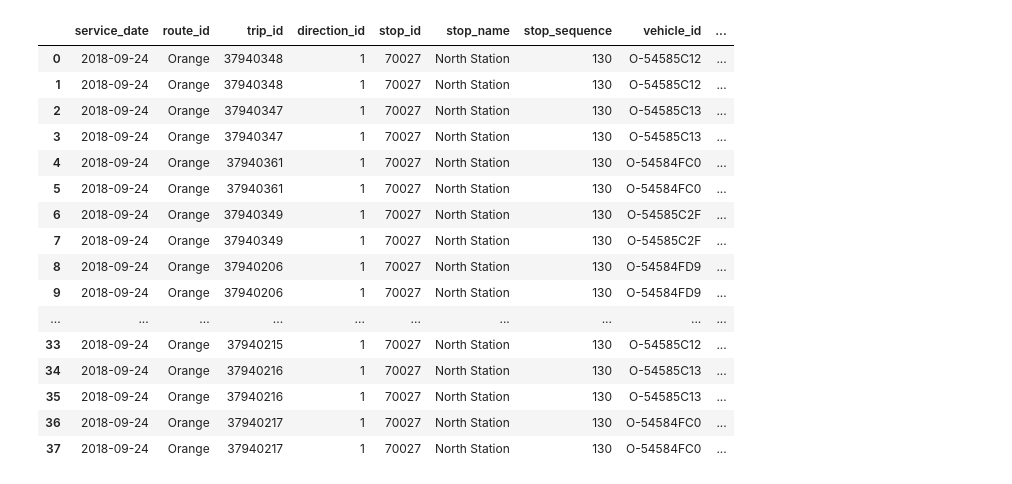
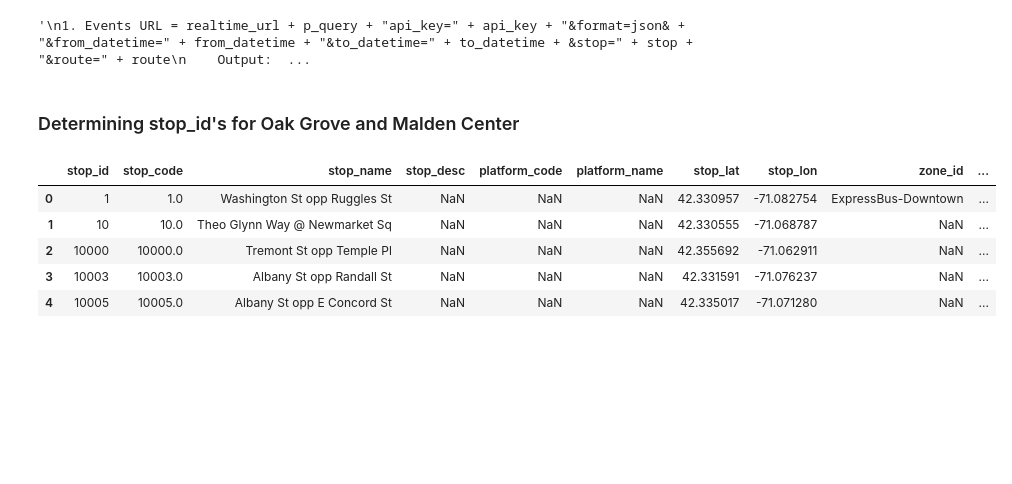
Before and after one commit to Clee2691/DS_Projects, a Jupyter notebook: DSProjects/MBTA/mbta.ipynb, the cells around one changed output. Drawn from its saved outputs; the diff is of its cells as text; code cells hidden in the pictures; blank space fills up the shorter version.

Commit message:
Refactored code. Added func for travel times

```diff
--- a/DSProjects/MBTA/mbta.ipynb
+++ b/DSProjects/MBTA/mbta.ipynb
@@ -25,20 +12,41 @@ df = pd.DataFrame.from_dict(test_response['events'])
-# %%
-df
-# %% [output]
-|  | service_date | route_id | trip_id | direction_id | stop_id | stop_name | stop_sequence | vehicle_id | ... |
-| 0 | 2018-09-24 | Orange | 37940348 | 1 | 70027 | North Station | 130 | O-54585C12 | ... |
-| 1 | 2018-09-24 | Orange | 37940348 | 1 | 70027 | North Station | 130 | O-54585C12 | ... |
-| 2 | 2018-09-24 | Orange | 37940347 | 1 | 70027 | North Station | 130 | O-54585C13 | ... |
-| 3 | 2018-09-24 | Orange | 37940347 | 1 | 70027 | North Station | 130 | O-54585C13 | ... |
-| 4 | 2018-09-24 | Orange | 37940361 | 1 | 70027 | North Station | 130 | O-54584FC0 | ... |
-| 5 | 2018-09-24 | Orange | 37940361 | 1 | 70027 | North Station | 130 | O-54584FC0 | ... |
-| 6 | 2018-09-24 | Orange | 37940349 | 1 | 70027 | North Station | 130 | O-54585C2F | ... |
-| 7 | 2018-09-24 | Orange | 37940349 | 1 | 70027 | North Station | 130 | O-54585C2F | ... |
-| 8 | 2018-09-24 | Orange | 37940206 | 1 | 70027 | North Station | 130 | O-54584FD9 | ... |
-| 9 | 2018-09-24 | Orange | 37940206 | 1 | 70027 | North Station | 130 | O-54584FD9 | ... |
-| ... | ... | ... | ... | ... | ... | ... | ... | ... | ... |
-| 33 | 2018-09-24 | Orange | 37940215 | 1 | 70027 | North Station | 130 | O-54585C12 | ... |
-| 34 | 2018-09-24 | Orange | 37940216 | 1 | 70027 | North Station | 130 | O-54585C13 | ... |
-| 35 | 2018-09-24 | Orange | 37940216 | 1 | 70027 | North Station | 130 | O-54585C13 | ... |
-| 36 | 2018-09-24 | Orange | 37940217 | 1 | 70027 | North Station | 130 | O-54584FC0 | ... |
-| 37 | 2018-09-24 | Orange | 37940217 | 1 | 70027 | North Station | 130 | O-54584FC0 | ... |
+# %%
+# Define parameters for the query URL
+
+# Can choose (traveltimes, dwelltimes, headways, dailymetrics, currentmetrics, dailypredictionmetrics, predictionmetrics, events, pastalerts)
+p_query = 'traveltimes?'
+from_stop = '70036'
+to_stop = '70034'
+route = 'Orange' # Optional
+from_datetime = str(round(datetime.datetime(2016,5,4,5,30,00).timestamp()))
+to_datetime = str(round(datetime.datetime(2016,5,4,7,30,00).timestamp()))
+stop = ''
+
+"""
+1. Events URL =
+    Output: "http://realtime.mbta.com/developer/api/v2.1/events?api_key=wX9NwuHnZU2ToO7GmGR9uw&format=json&from_datetime=1537812000&to_datetime=1537819200&stop=70027&route=Orange"
+
+2. Travel Time URL: f'{realtime_url}{p_query}api_key={api_key}&format=json&from_stop={from_stop}&to_stop={to_stop}&from_datetime={from_datetime}&to_datetime={to_datetime}'
+
+    Output = http://realtime.mbta.com/developer/api/v2.1/traveltimes?api_key=wX9NwuHnZU2ToO7GmGR9uw&format=json&from_stop=70172&to_stop=70182&from_datetime=1457454139&to_datetime=1457455262
+
+3. Dwell Times URL:
+    Output: http://realtime.mbta.com/developer/api/v2.1/dwells?api_key=wX9NwuHnZU2ToO7GmGR9uw&format=json&stop=70076&from_datetime=1457454139&to_datetime=1457454749
+
+4. Headway URL:
+    Output: http://realtime.mbta.com/developer/api/v2.1/headways?api_key=wX9NwuHnZU2ToO7GmGR9uw&format=json&stop=70076&from_datetime=1457455186&to_datetime=1457456986
+"""
+# %% [output]
+'\n1. Events URL = realtime_url + p_query + "api_key=" + api_key + "&format=json& + "&from_datetime=" + from_datetime + "&to_datetime=" + to_datetime + &stop=" + stop + "&route=" + route\n    Output:  ...
+# %% [markdown]
+### Determining stop_id's for Oak Grove and Malden Center
+# %%
+df_stops = pd.read_csv('stops.txt')
+# %%
+df_stops.head()
+# %% [output]
+|  | stop_id | stop_code | stop_name | stop_desc | platform_code | platform_name | stop_lat | stop_lon | zone_id | ... |
+| 0 | 1 | 1.0 | Washington St opp Ruggles St | NaN | NaN | NaN | 42.330957 | -71.082754 | ExpressBus-Downtown | ... |
+| 1 | 10 | 10.0 | Theo Glynn Way @ Newmarket Sq | NaN | NaN | NaN | 42.330555 | -71.068787 | NaN | ... |
+| 2 | 10000 | 10000.0 | Tremont St opp Temple Pl | NaN | NaN | NaN | 42.355692 | -71.062911 | NaN | ... |
+| 3 | 10003 | 10003.0 | Albany St opp Randall St | NaN | NaN | NaN | 42.331591 | -71.076237 | NaN | ... |
+| 4 | 10005 | 10005.0 | Albany St opp E Concord St | NaN | NaN | NaN | 42.335017 | -71.071280 | NaN | ... |
```
Also changed, not shown: parts of 19 cells of this notebook, 1 other file.
